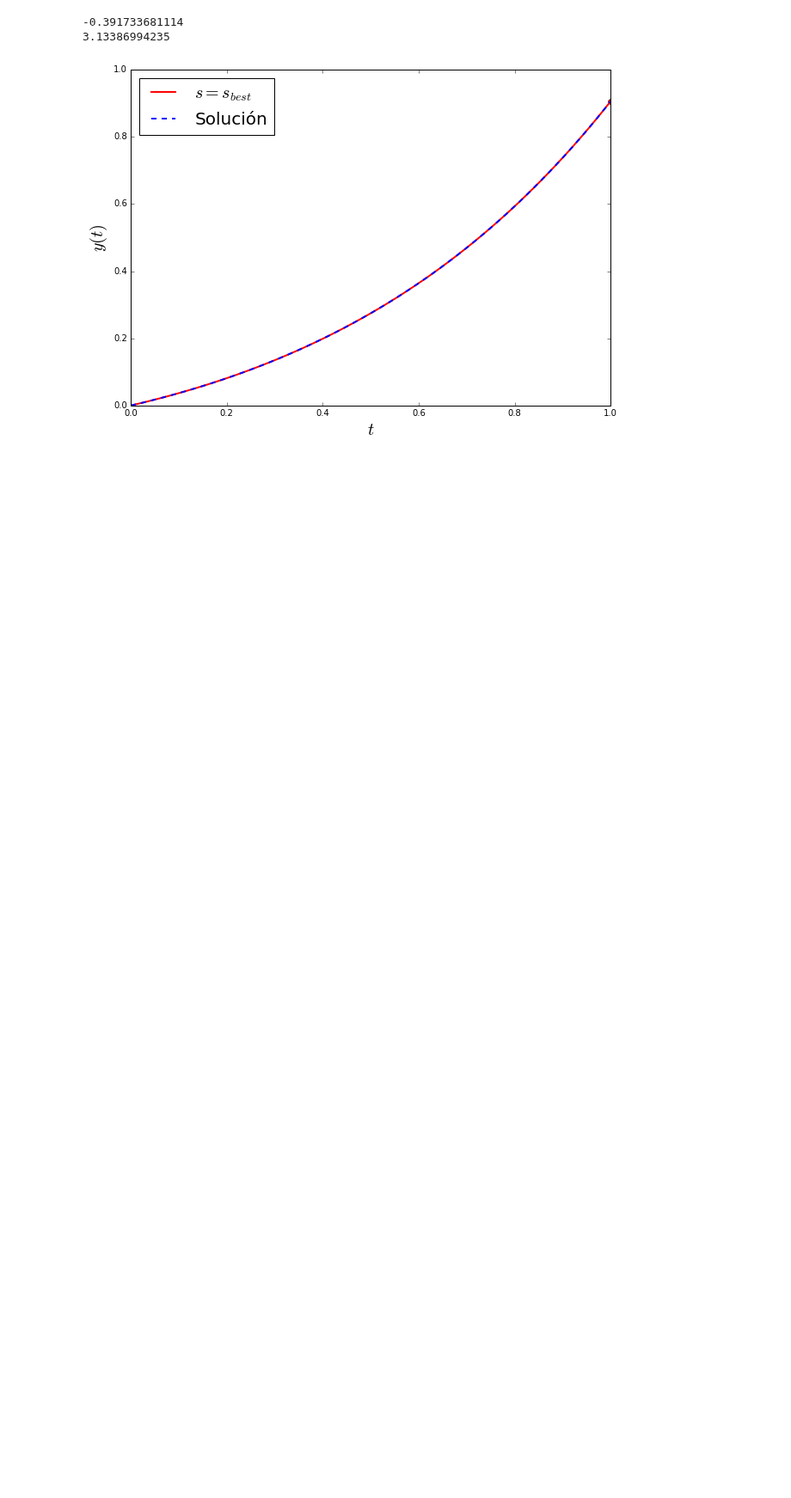
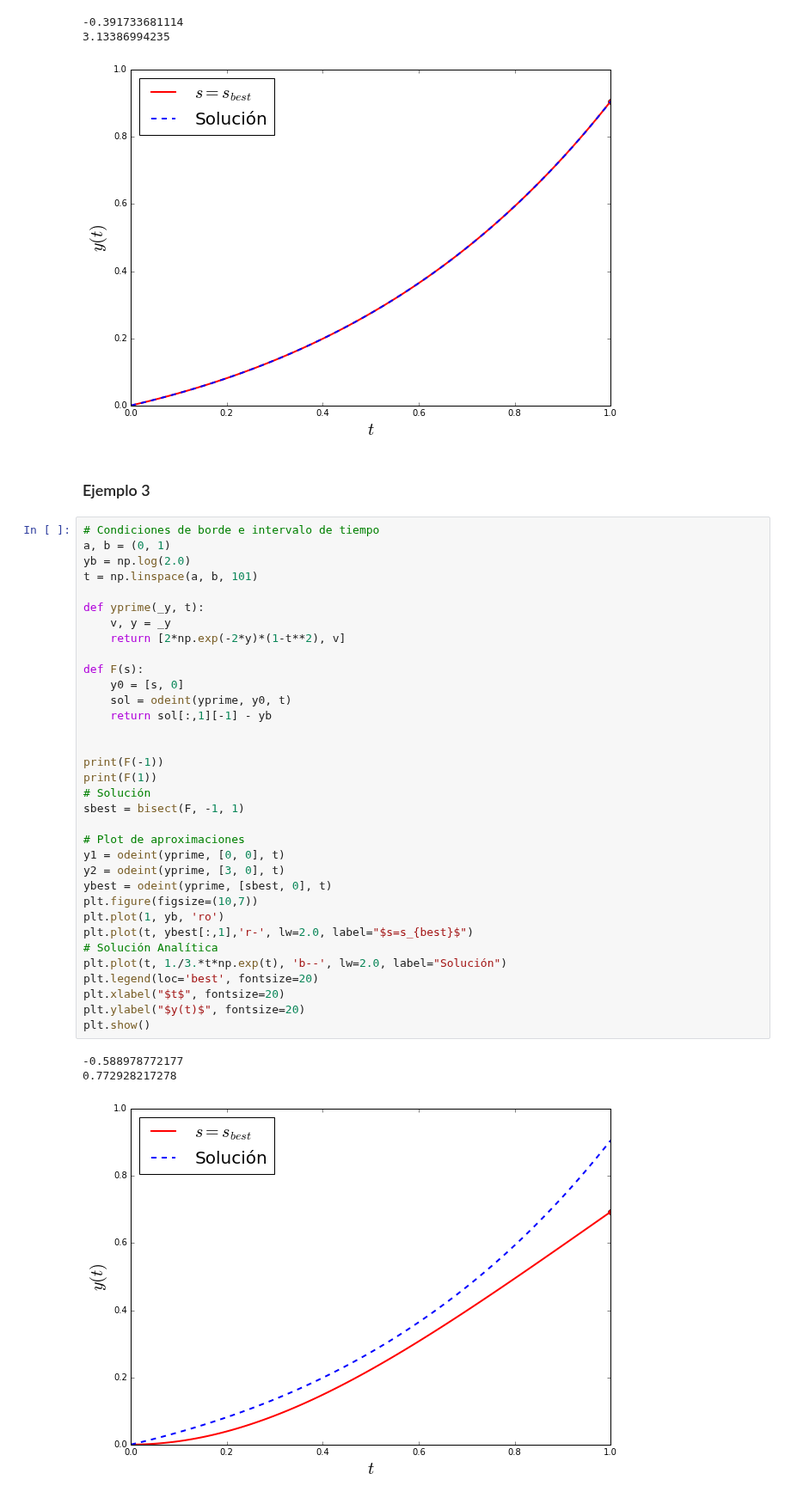
Before and after one commit to asazo/CC2, a Jupyter notebook: bvp.ipynb, the cells around one changed output. Shown at 86% size. Drawn from its saved outputs; the diff is of its cells as text; blank space fills up the shorter version.

Commit message:
Better plots and bvp example

```diff
--- a/bvp.ipynb
+++ b/bvp.ipynb
@@ -216,3 +213,43 @@ plt.show()
 -0.391733681114
 3.13386994235
 [figure]
+# %% [markdown]
+### Ejemplo 3
+# %%
+# Condiciones de borde e intervalo de tiempo
+a, b = (0, 1)
+yb = np.log(2.0)
+t = np.linspace(a, b, 101)
+
+def yprime(_y, t):
+    v, y = _y
+    return [2*np.exp(-2*y)*(1-t**2), v]
+
+def F(s):
+    y0 = [s, 0]
+    sol = odeint(yprime, y0, t)
+    return sol[:,1][-1] - yb
+
+
+print(F(-1))
+print(F(1))
+# Solución
+sbest = bisect(F, -1, 1)
+
+# Plot de aproximaciones
+y1 = odeint(yprime, [0, 0], t)
+y2 = odeint(yprime, [3, 0], t)
+ybest = odeint(yprime, [sbest, 0], t)
+plt.figure(figsize=(10,7))
+plt.plot(1, yb, 'ro')
+plt.plot(t, ybest[:,1],'r-', lw=2.0, label="$s=s_{best}$")
+# Solución Analítica
+plt.plot(t, 1./3.*t*np.exp(t), 'b--', lw=2.0, label="Solución")
+plt.legend(loc='best', fontsize=20)
+plt.xlabel("$t$", fontsize=20)
+plt.ylabel("$y(t)$", fontsize=20)
+plt.show()
+# %% [output]
+-0.588978772177
+0.772928217278
+[figure, added]
```
Also changed, not shown: parts of 1 cell of this notebook.
